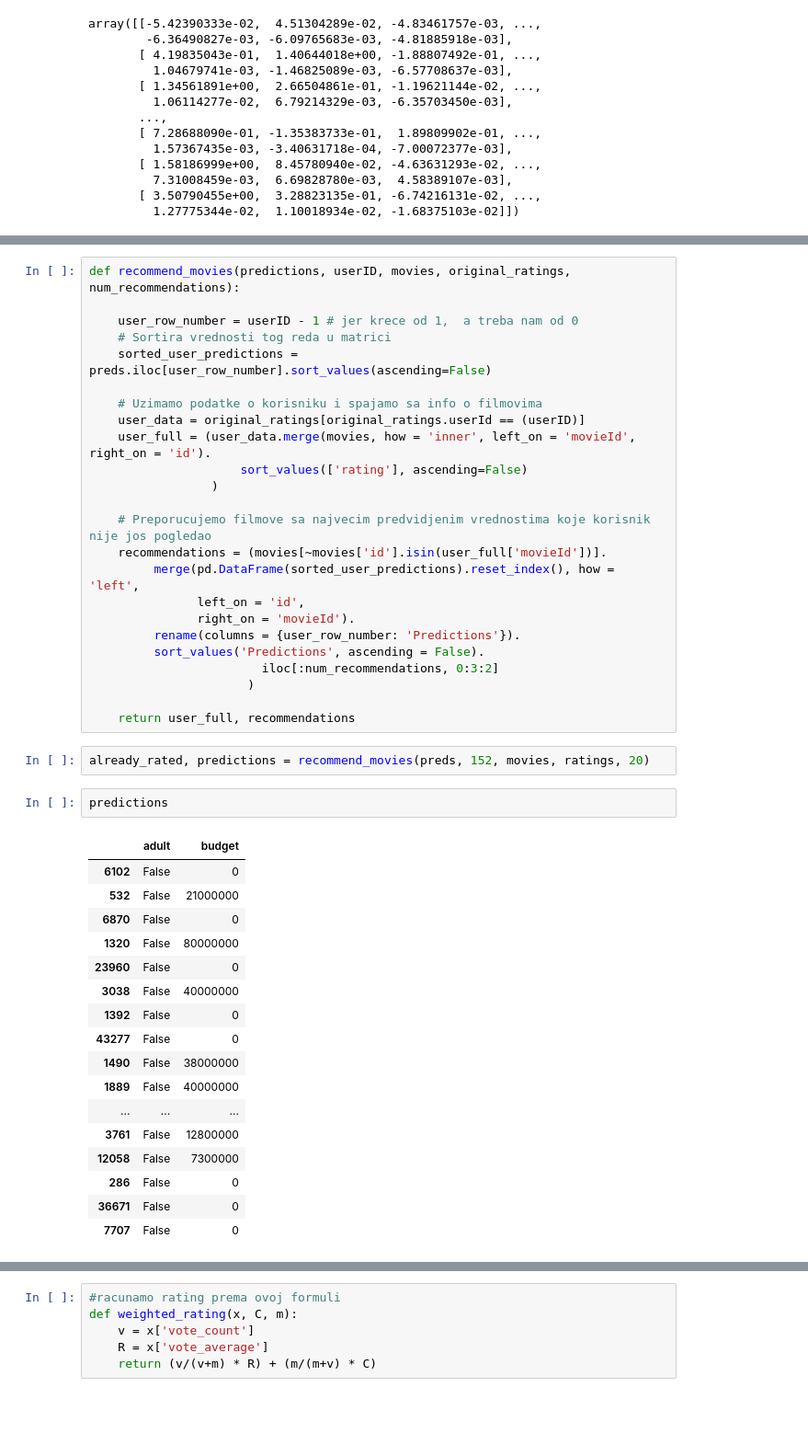
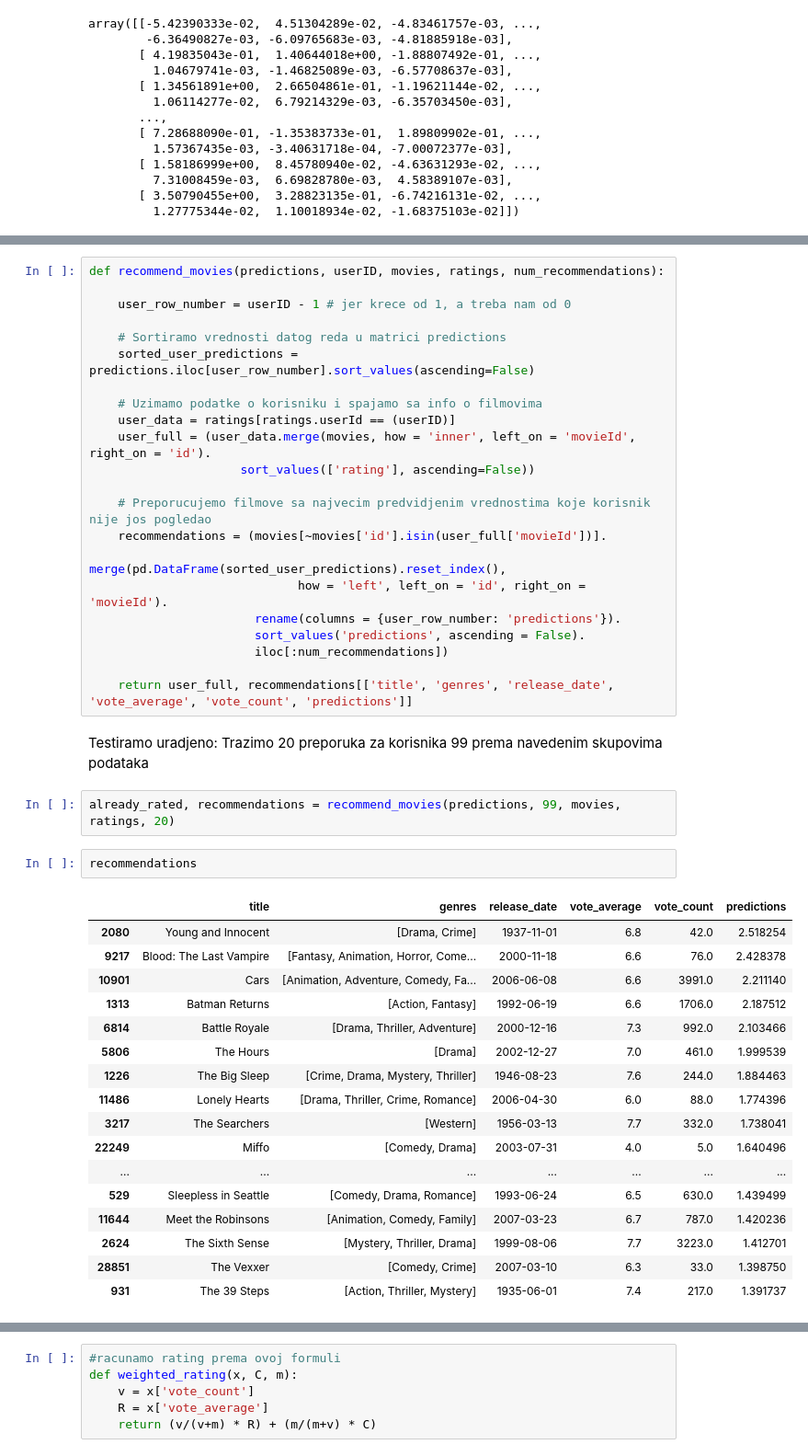
Before and after one commit to NatalijaKom/Recommender-System, a Jupyter notebook: colaborativeFiltering2.ipynb, the cells around one changed output, grey strips where cells are left out. Shown at 92% size. Cells and saved outputs as stored; diff of their text form; blank space fills up the shorter version.

```diff
--- a/colaborativeFiltering2.ipynb
+++ b/colaborativeFiltering2.ipynb
@@ -108,49 +119,49 @@ preds = pd.DataFrame(all_user_predicted_ratings, columns = Ratings.columns)
 # %%
-def recommend_movies(predictions, userID, movies, original_ratings, num_recommendations):
+def recommend_movies(predictions, userID, movies, ratings, num_recommendations):
 
-    user_row_number = userID - 1 # jer krece od 1,  a treba nam od 0
-    # Sortira vrednosti tog reda u matrici
-    sorted_user_predictions = preds.iloc[user_row_number].sort_values(ascending=False)
+    user_row_number = userID - 1 # jer krece od 1, a treba nam od 0
+
+    # Sortiramo vrednosti datog reda u matrici predictions
+    sorted_user_predictions = predictions.iloc[user_row_number].sort_values(ascending=False)
 
     # Uzimamo podatke o korisniku i spajamo sa info o filmovima
-    user_data = original_ratings[original_ratings.userId == (userID)]
+    user_data = ratings[ratings.userId == (userID)]
     user_full = (user_data.merge(movies, how = 'inner', left_on = 'movieId', right_on = 'id').
-                     sort_values(['rating'], ascending=False)
-                 )
+                     sort_values(['rating'], ascending=False))
 
     # Preporucujemo filmove sa najvecim predvidjenim vrednostima koje korisnik nije jos pogledao
     recommendations = (movies[~movies['id'].isin(user_full['movieId'])].
-         merge(pd.DataFrame(sorted_user_predictions).reset_index(), how = 'left',
-               left_on = 'id',
-               right_on = 'movieId').
-         rename(columns = {user_row_number: 'Predictions'}).
-         sort_values('Predictions', ascending = False).
-                        iloc[:num_recommendations, 0:3:2]
-                      )
+                       merge(pd.DataFrame(sorted_user_predictions).reset_index(),
+                             how = 'left', left_on = 'id', right_on = 'movieId').
+                       rename(columns = {user_row_number: 'predictions'}).
+                       sort_values('predictions', ascending = False).
+                       iloc[:num_recommendations])
 
-    return user_full, recommendations
+    return user_full, recommendations[['title', 'genres', 'release_date', 'vote_average', 'vote_count', 'predictions']]
+# %% [markdown]
+Testiramo uradjeno: Trazimo 20 preporuka za korisnika 99 prema navedenim skupovima podataka
 # %%
-already_rated, predictions = recommend_movies(preds, 152, movies, ratings, 20)
+already_rated, recommendations = recommend_movies(predictions, 99, movies, ratings, 20)
-# %%
-predictions
-# %% [output]
-|  | adult | budget |
-| 6102 | False | 0 |
-| 532 | False | 21000000 |
-| 6870 | False | 0 |
-| 1320 | False | 80000000 |
-| 23960 | False | 0 |
-| 3038 | False | 40000000 |
-| 1392 | False | 0 |
-| 43277 | False | 0 |
-| 1490 | False | 38000000 |
-| 1889 | False | 40000000 |
-| ... | ... | ... |
-| 3761 | False | 12800000 |
-| 12058 | False | 7300000 |
-| 286 | False | 0 |
-| 36671 | False | 0 |
-| 7707 | False | 0 |
+# %%
+recommendations
+# %% [output]
+|  | title | genres | release_date | vote_average | vote_count | predictions |
+| 2080 | Young and Innocent | [Drama, Crime] | 1937-11-01 | 6.8 | 42.0 | 2.518254 |
+| 9217 | Blood: The Last Vampire | [Fantasy, Animation, Horror, Come... | 2000-11-18 | 6.6 | 76.0 | 2.428378 |
+| 10901 | Cars | [Animation, Adventure, Comedy, Fa... | 2006-06-08 | 6.6 | 3991.0 | 2.211140 |
+| 1313 | Batman Returns | [Action, Fantasy] | 1992-06-19 | 6.6 | 1706.0 | 2.187512 |
+| 6814 | Battle Royale | [Drama, Thriller, Adventure] | 2000-12-16 | 7.3 | 992.0 | 2.103466 |
+| 5806 | The Hours | [Drama] | 2002-12-27 | 7.0 | 461.0 | 1.999539 |
+| 1226 | The Big Sleep | [Crime, Drama, Mystery, Thriller] | 1946-08-23 | 7.6 | 244.0 | 1.884463 |
+| 11486 | Lonely Hearts | [Drama, Thriller, Crime, Romance] | 2006-04-30 | 6.0 | 88.0 | 1.774396 |
+| 3217 | The Searchers | [Western] | 1956-03-13 | 7.7 | 332.0 | 1.738041 |
+| 22249 | Miffo | [Comedy, Drama] | 2003-07-31 | 4.0 | 5.0 | 1.640496 |
+| ... | ... | ... | ... | ... | ... | ... |
+| 529 | Sleepless in Seattle | [Comedy, Drama, Romance] | 1993-06-24 | 6.5 | 630.0 | 1.439499 |
+| 11644 | Meet the Robinsons | [Animation, Comedy, Family] | 2007-03-23 | 6.7 | 787.0 | 1.420236 |
+| 2624 | The Sixth Sense | [Mystery, Thriller, Drama] | 1999-08-06 | 7.7 | 3223.0 | 1.412701 |
+| 28851 | The Vexxer | [Comedy, Crime] | 2007-03-10 | 6.3 | 33.0 | 1.398750 |
+| 931 | The 39 Steps | [Action, Thriller, Mystery] | 1935-06-01 | 7.4 | 217.0 | 1.391737 |
 # %%
 already_rated
 # %% [output]
```
Also changed, not shown: parts of 45 cells of this notebook.
